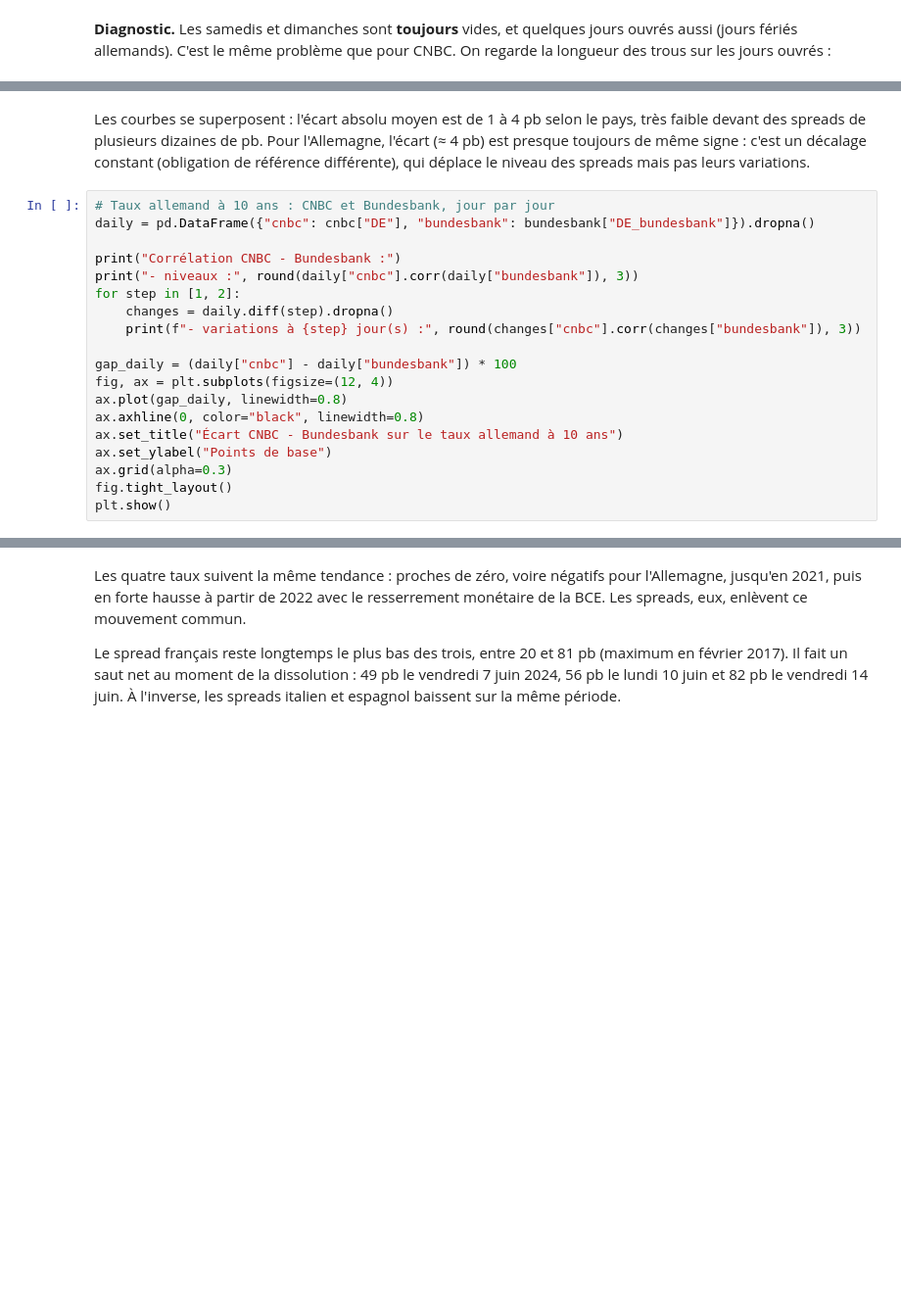
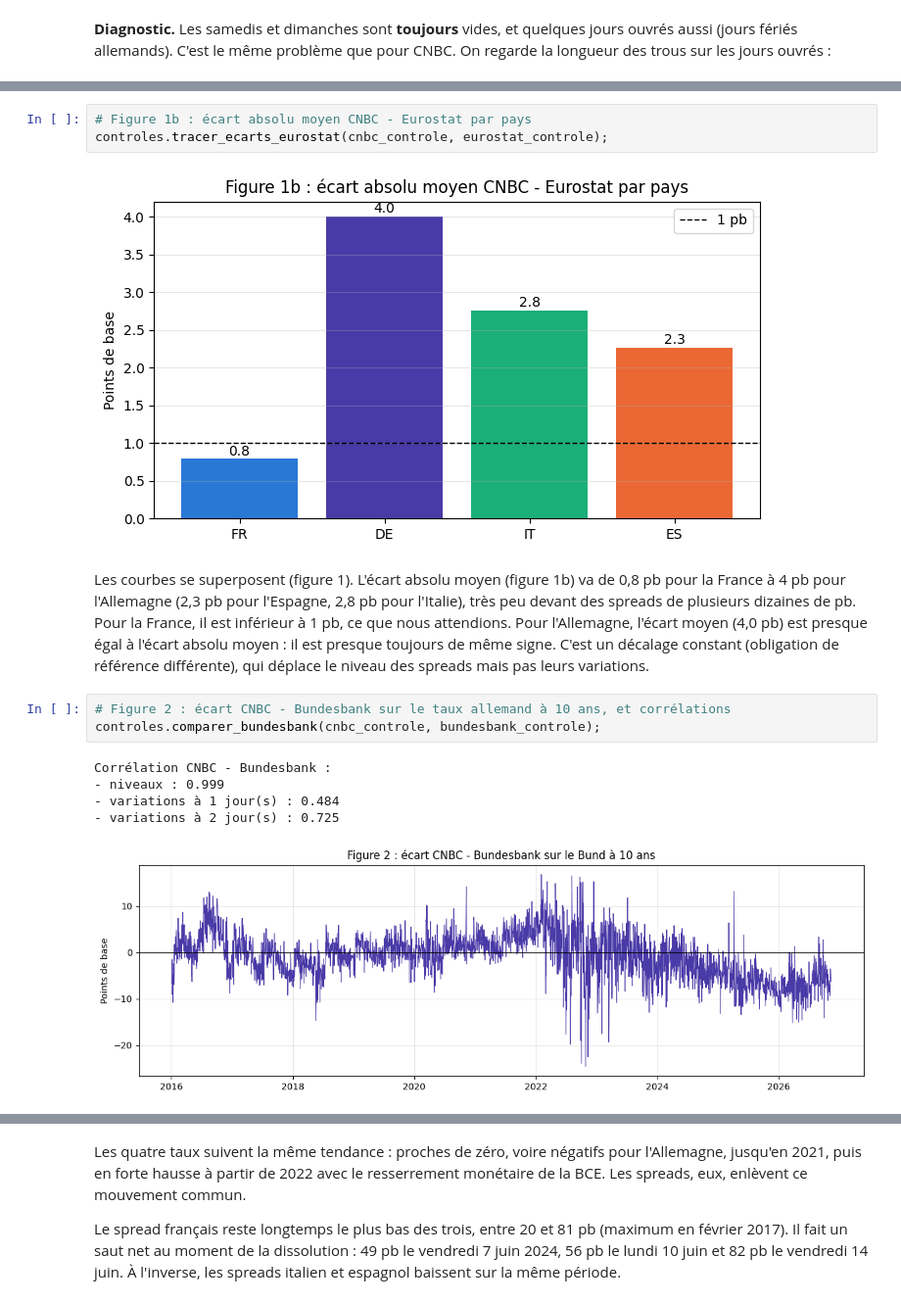
Before and after one commit to Sxion32/Projet_python, a Jupyter notebook: main.ipynb, the cells around one changed output, grey strips where cells are left out. Shown at 98% size. Drawn from its saved outputs; the diff is of its cells as text; blank space fills up the shorter version.

```diff
--- a/main.ipynb
+++ b/main.ipynb
@@ -447,21 +687,16 @@ plt.show()
+# %%
+# Figure 1b : écart absolu moyen CNBC - Eurostat par pays
+controles.tracer_ecarts_eurostat(cnbc_controle, eurostat_controle);
+# %% [output]
+[figure, added]
 # %% [markdown]
-Les courbes se superposent : l'écart absolu moyen est de 1 à 4 pb selon le pays, très faible devant des spreads de plusieurs dizaines de pb. Pour l'Allemagne, l'écart (≈ 4 pb) est presque toujours de même signe : c'est un décalage constant (obligation de référence différente), qui déplace le niveau des spreads mais pas leurs variations.
+Les courbes se superposent (figure 1). L'écart absolu moyen (figure 1b) va de 0,8 pb pour la France à 4 pb pour l'Allemagne (2,3 pb pour l'Espagne, 2,8 pb pour l'Italie), très peu devant des spreads de plusieurs dizaines de pb. Pour la France, il est inférieur à 1 pb, ce que nous attendions. Pour l'Allemagne, l'écart moyen (4,0 pb) est presque égal à l'écart absolu moyen : il est presque toujours de même signe. C'est un décalage constant (obligation de référence différente), qui déplace le niveau des spreads mais pas leurs variations.
 # %%
-# Taux allemand à 10 ans : CNBC et Bundesbank, jour par jour
-daily = pd.DataFrame({"cnbc": cnbc["DE"], "bundesbank": bundesbank["DE_bundesbank"]}).dropna()
-
-print("Corrélation CNBC - Bundesbank :")
-print("- niveaux :", round(daily["cnbc"].corr(daily["bundesbank"]), 3))
-for step in [1, 2]:
-    changes = daily.diff(step).dropna()
-    print(f"- variations à {step} jour(s) :", round(changes["cnbc"].corr(changes["bundesbank"]), 3))
-
-gap_daily = (daily["cnbc"] - daily["bundesbank"]) * 100
-fig, ax = plt.subplots(figsize=(12, 4))
-ax.plot(gap_daily, linewidth=0.8)
-ax.axhline(0, color="black", linewidth=0.8)
-ax.set_title("Écart CNBC - Bundesbank sur le taux allemand à 10 ans")
-ax.set_ylabel("Points de base")
-ax.grid(alpha=0.3)
-fig.tight_layout()
-plt.show()
+# Figure 2 : écart CNBC - Bundesbank sur le taux allemand à 10 ans, et corrélations
+controles.comparer_bundesbank(cnbc_controle, bundesbank_controle);
+# %% [output]
+Corrélation CNBC - Bundesbank :
+- niveaux : 0.999
+- variations à 1 jour(s) : 0.484
+- variations à 2 jour(s) : 0.725
+[figure, added]
```
Also changed, not shown: parts of 133 cells of this notebook, 25 other files.
